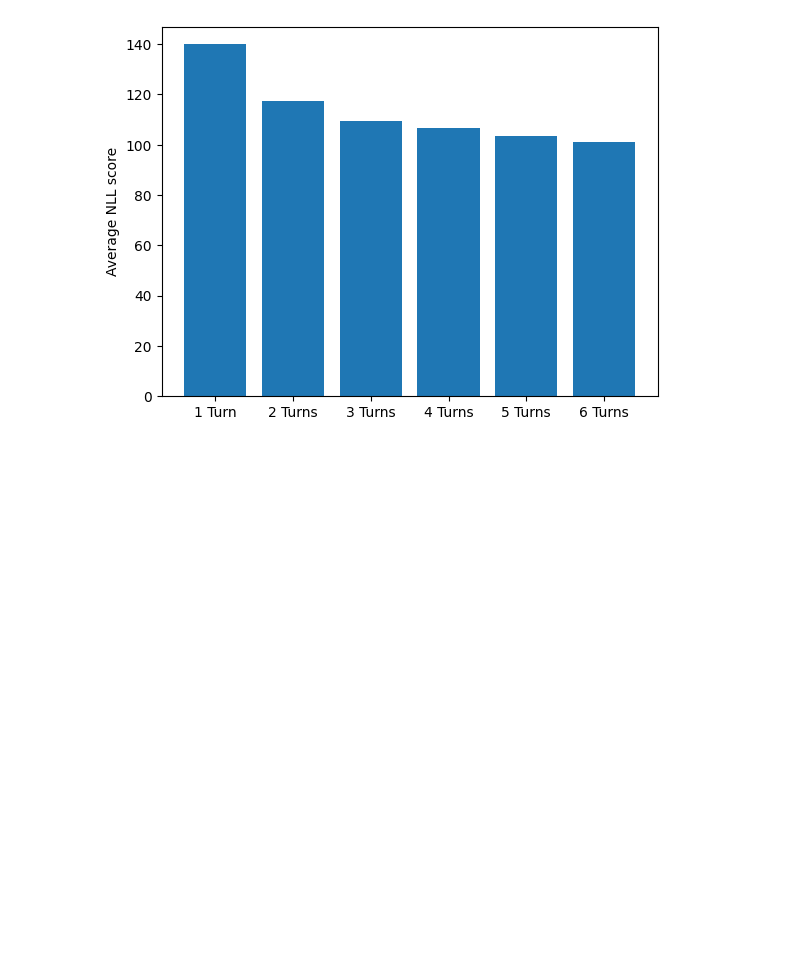
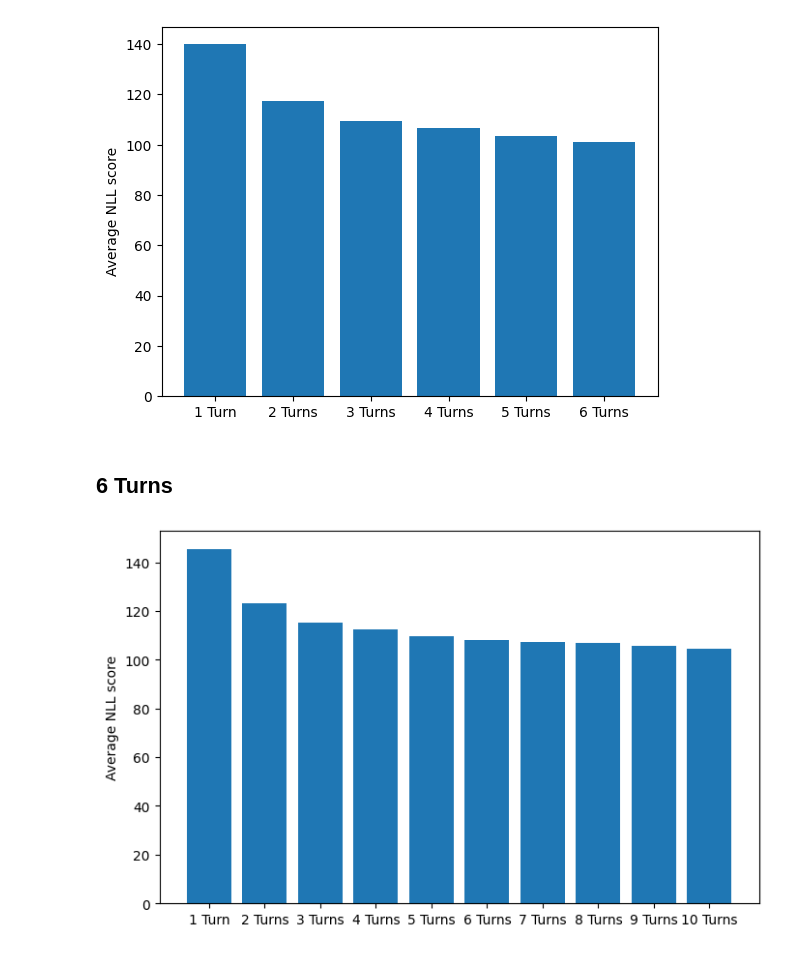
Before and after one commit to Allegra0077/llm-cross-eval, a Jupyter notebook: notebooks/exp_multi_turn_visualize.ipynb, the cells around one changed output. Saved outputs shown, nothing was run; the diff lists cells and outputs as text; code cells hidden in the pictures; blank space fills up the shorter version.

Commit message:
Add 10 turn results and visualization

```diff
--- a/notebooks/exp_multi_turn_visualize.ipynb
+++ b/notebooks/exp_multi_turn_visualize.ipynb
@@ -54,3 +54,30 @@ plt.ylabel("Average NLL score")
 plt.show()
 # %% [output]
 [figure]
+# %% [markdown]
+## 6 Turns
+# %%
+turns = 10
+with open(os.path.join("..", "results", f"exp_multi_{turns}_turn_logprobs.json"), "r") as f:
+    multi_turn_results = json.load(f)
+turn_scores = defaultdict(list)
+
+for entry in multi_turn_results:
+    for turn in range(1, turns + 1):
+        turn_key = f"logprob_turns_{turn}"
+        turn_scores[turn_key].append(entry[turn_key])
+
+# Calculate average log probabilities per turn
+avg_turn_scores = {turn: np.mean(scores) for turn, scores in turn_scores.items()}
+
+# Flip sign for NLL
+nll_scores = {turn: -score for turn, score in avg_turn_scores.items()}
+# %%
+labels = ["1 Turn"] + [f"{i} Turns" for i in range(2, turns + 1)]
+plt.figure(figsize=(8, 5))
+plt.bar(labels, [nll_scores[f"logprob_turns_{i}"] for i in range(1, turns + 1)])
+plt.ylabel("Average NLL score")
+plt.savefig(os.path.join("..", "plots", f"exp_multi_{turns}_turn_nll_scores.png"))
+plt.show()
+# %% [output]
+[figure, added]
```
Also changed, not shown: 1 other file.
